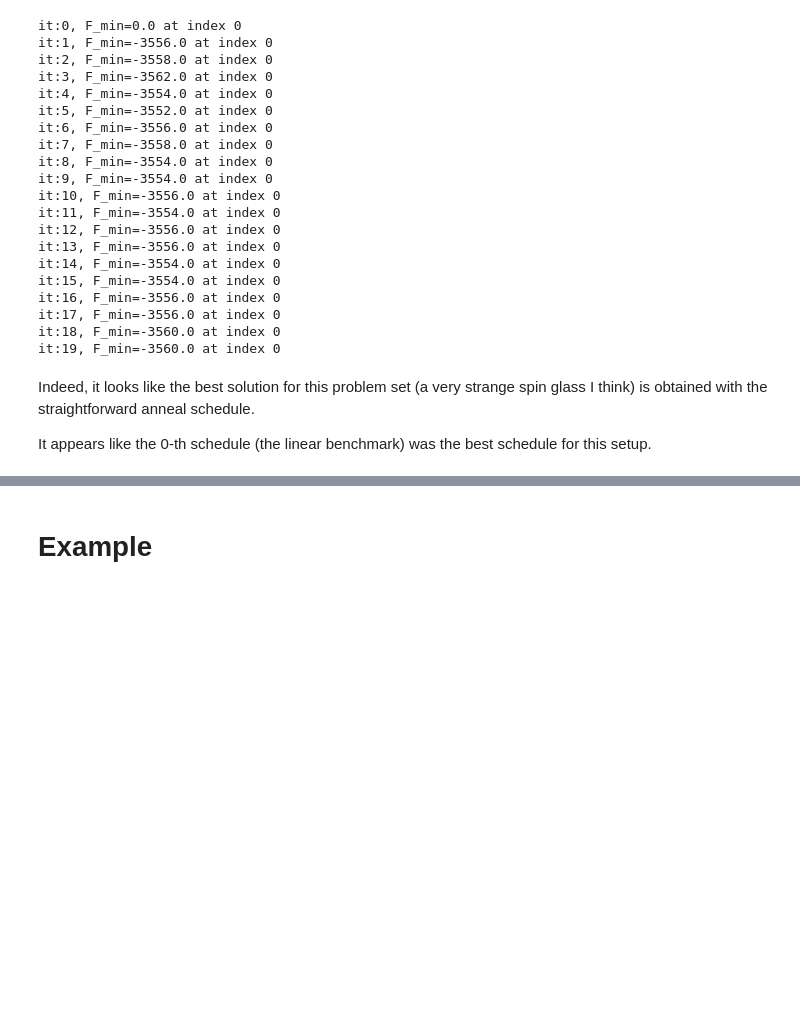
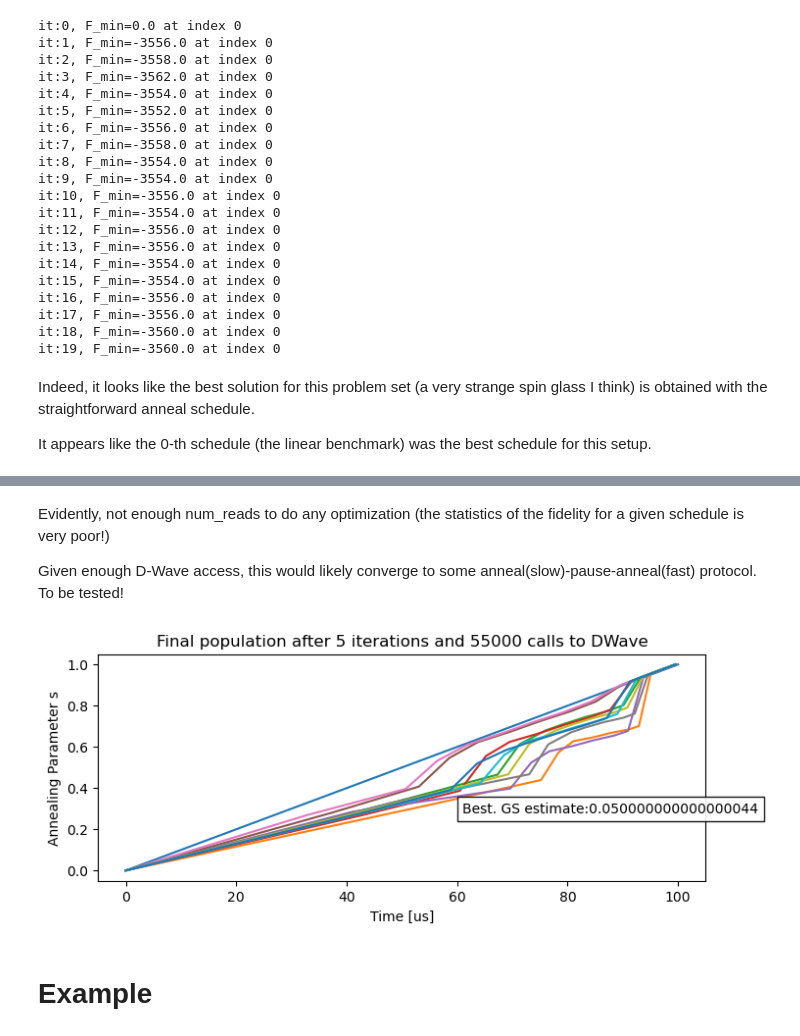
Before and after one commit to vdrouint/genetic-algos, a Jupyter notebook: genetic_adiabatic_dwave.ipynb, the cells around one changed output, grey strips where cells are left out. Saved outputs shown, nothing was run; the diff lists cells and outputs as text; code cells hidden in the pictures; blank space fills up the shorter version.

```diff
--- a/genetic_adiabatic_dwave.ipynb
+++ b/genetic_adiabatic_dwave.ipynb
@@ -505,3 +676,23 @@ It appears like the 0-th schedule (the linear benchmark) was the best schedule f
+# %% [markdown]
+Evidently, not enough num_reads to do any optimization (the statistics of the fidelity for a given schedule is very poor!)
+
+Given enough D-Wave access, this would likely converge to some anneal(slow)-pause-anneal(fast) protocol. To be tested!
+# %%
+#plotting the final results
+plt.figure(figsize=(8, 3))
+ax = plt.gca()
+ax.set_title("Final population after {} iterations and {} calls to DWave".format(iteration, iteration*Npop*num_reads))
+for j in range(len(population)):
+    schedule = population[j]
+    plot_label = 'instance {}'.format(j)
+    ax.plot([schedule[i][0] for i in range(len(schedule))], [schedule[i][1] for i in range(len(schedule))], label=plot_label)
+#plt.legend()
+ax.text(0.6, 0.3, 'Best. GS estimate:{}'.format(1 - np.min(fidelity)), bbox=dict(facecolor='white', alpha=0.9), transform=ax.transAxes)
+plt.xlabel('Time [us]')
+plt.ylabel('Annealing Parameter s')
+plt.show()
+# %% [output]
+[figure, added]
 # %% [markdown]
 # Example
 # %% [markdown]
```
Also changed, not shown: parts of 15 cells of this notebook, 1 other file.
